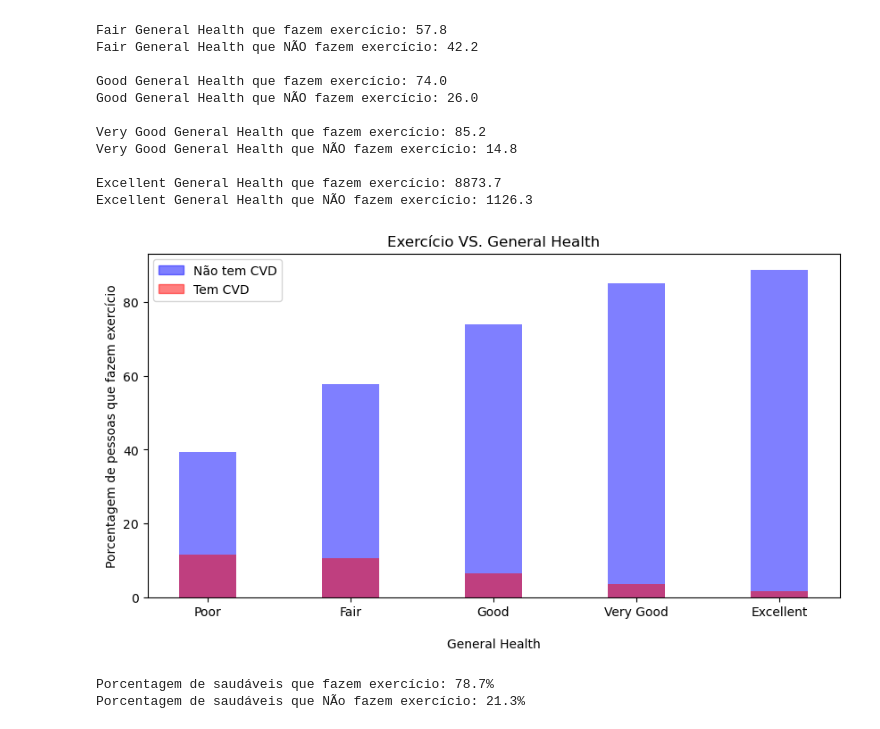
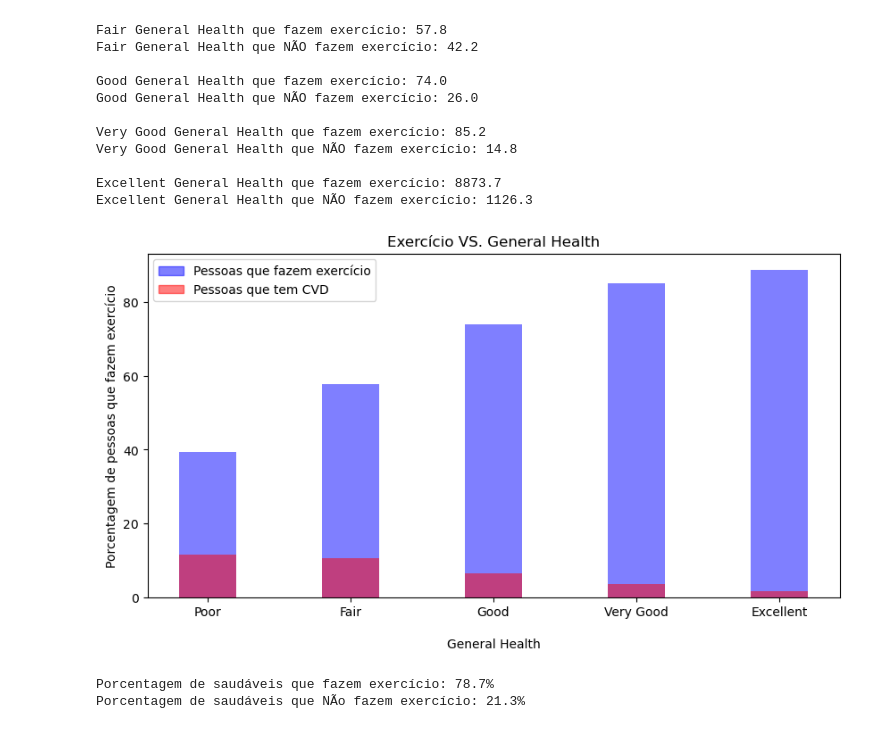
Before and after one commit to PDTCCLF/INF1032, a Jupyter notebook: INF1032_G1.ipynb, the cells around one changed output. Drawn from its saved outputs; the diff is of its cells as text; code cells hidden in the pictures.

```diff
--- a/INF1032_G1.ipynb
+++ b/INF1032_G1.ipynb
@@ -279,28 +304,28 @@ pexcellentCVDE = excellentCVDE/GHexcellent*100
 # %%
 dataGHE = {'Poor':ppoorE, 'Fair':pfairE, 'Good':pgoodE, 'Very Good':pverygoodE, 'Excellent':pexcellentE}
 dataGHECVD = {'Poor':ppoorCVDE, 'Fair':pfairCVDE, 'Good':pgoodCVDE, 'Very Good':pverygoodCVDE, 'Excellent':pexcellentCVDE}
 
 GH = list(dataGHE.keys())
 valuesGH = list(dataGHE.values())
 
 GHCVD = list(dataGHECVD.keys())
 valuesGHCVD = list(dataGHECVD.values())
 
 fig = plt.figure(figsize = (10, 5))
 
 ## AJUSTAR AS LABELS!!
-bluepat = mpatches.Patch(color='blue',label= 'Não tem CVD',alpha = 0.5)
-redpat = mpatches.Patch(color='red',label= 'Tem CVD',alpha = 0.5)
+bluepat = mpatches.Patch(color='blue',label= 'Pessoas que fazem exercício',alpha = 0.5)
+redpat = mpatches.Patch(color='red',label= 'Pessoas que tem CVD',alpha = 0.5)
 plt.legend(handles=[bluepat,redpat],loc='upper left')
 
 plt.bar(GH, valuesGH, color ='blue', width = 0.4, alpha = 0.5)
 plt.bar(GHCVD, valuesGHCVD, color ='red', width = 0.4, alpha = 0.5)
 plt.xlabel("\nGeneral Health")
 plt.ylabel("Porcentagem de pessoas que fazem exercício")
 plt.title("Exercício VS. General Health")
 plt.show()
 # %% [output]
-[figure, old version]
+[figure, new version]
 # %%
 #Análise pessoas sem CVD
 
```
Also changed, not shown: parts of 5 cells of this notebook.
